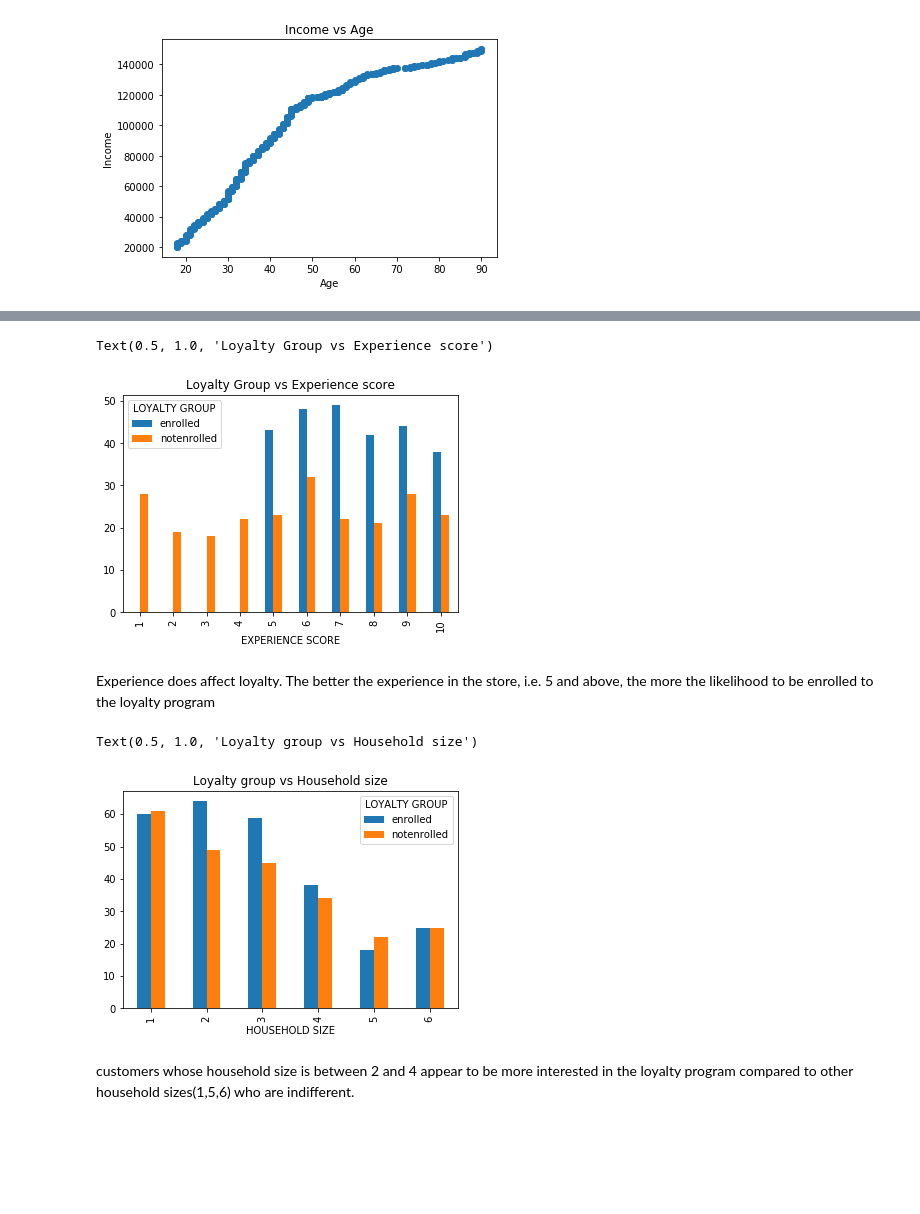
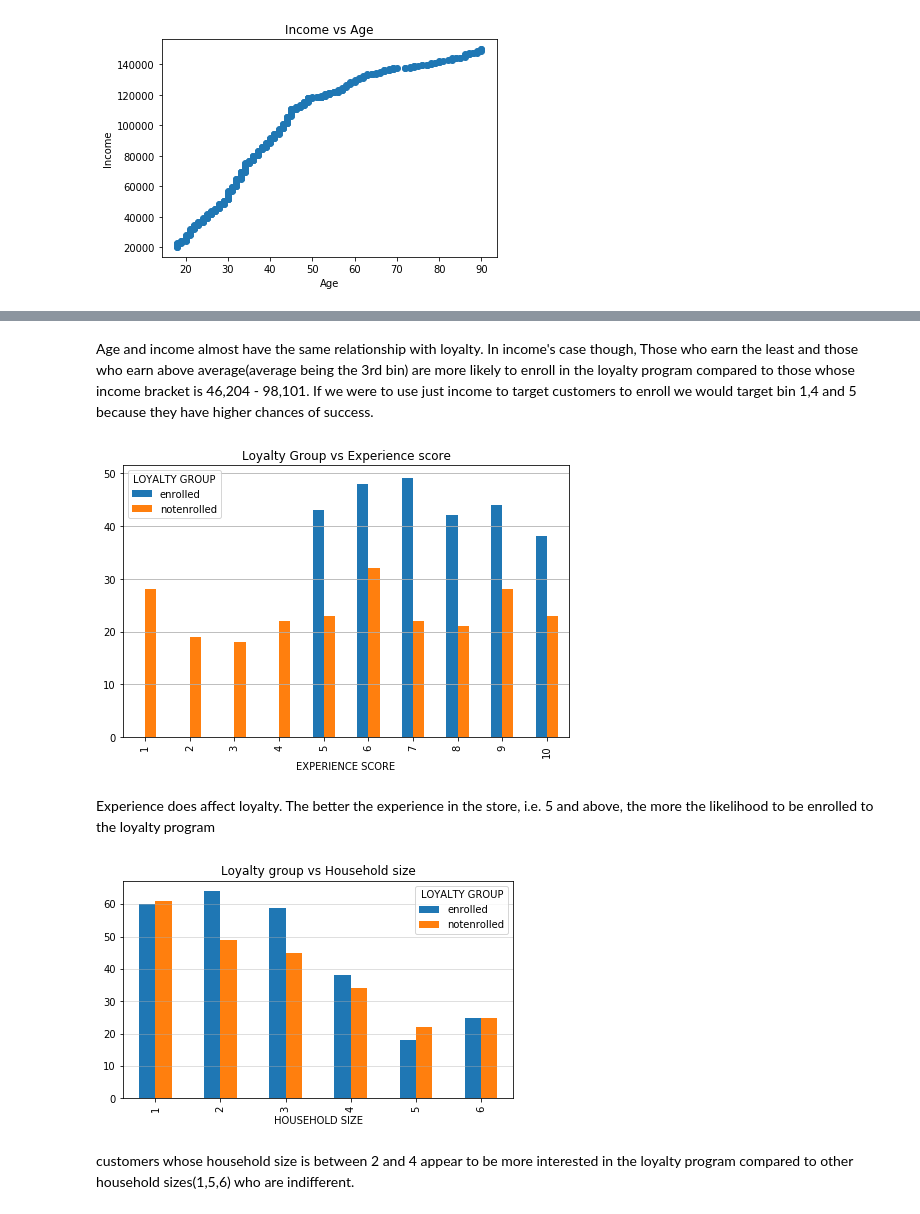
Before and after one commit to CikuKariuki/Retailer-X, a Jupyter notebook: analysis/Retailer X.ipynb, the cells around one changed output, grey strips where cells are left out. Drawn from its saved outputs; the diff is of its cells as text; code cells hidden in the pictures; blank space fills up the shorter version.

Commit message:
Re-analysed spending and loyalty relationships

```diff
--- a/analysis/Retailer X.ipynb
+++ b/analysis/Retailer X.ipynb
@@ -146,0 +173,3 @@ customer_pivot.head()
+# %%
+customer_pivot['TOTAL SPENT']= customer_pivot['APPAREL'] + customer_pivot['ELECTRONICS']+customer_pivot['FOOD']+customer_pivot['HEALTH & BEAUTY']
+customer_pivot.head()
@@ -225,0 +258,3 @@ customer_transactions.head()
+# %%
+customer_transactions = customer_pivot
+customer_transactions.head()
@@ -263,9 +309,10 @@ Gender doesn't seem to affect loyalty at all, we have almost as many people enro
 # %%
 # Age vs Loyalty
 # since age is a continuous variable, put them in bins/categories.
-customer_all_view['AGE BINNED'] = pd.cut(customer_all_view['AGE'], 10)
+customer_all_view['AGE BINNED'] = pd.cut(customer_all_view['AGE'], 5)
 loyalty_table = pd.crosstab(customer_all_view['AGE BINNED'], customer_all_view['LOYALTY GROUP'])
-loyalty_table.plot(kind = 'bar')
+loyalty_table.plot(kind = 'bar', figsize = (7,5))
+plt.grid(linestyle='-',axis = 'y', alpha = 0.7)
 plt.ylabel('number of customers')
 plt.title("Loyalty group vs age")
 # %% [output]
@@ -285,0 +333,5 @@ Income and age are positively correlated, almost one and the same, we can assume
+# %%
+customer_all_view['INCOME BINNED'] = pd.cut(customer_all_view['INCOME'], 5)
+loyalty_table = pd.crosstab(customer_all_view['INCOME BINNED'], customer_all_view['LOYALTY GROUP'])
+loyalty_table.plot(kind='bar')
+plt.title("LOYALTY VS INCOME")
@@ -286,21 +341,23 @@ Income and age are positively correlated, almost one and the same, we can assume
+# %% [markdown]
+Age and income almost have the same relationship with loyalty. In income's case though, Those who earn the least and those who earn above average(average being the 3rd bin) are more likely to enroll in the loyalty program compared to those whose income bracket is 46,204 - 98,101. If we were to use just income to target customers to enroll we would target bin 1,4 and 5 because they have higher chances of success.
 # %%
 # Experience score vs loyalty
 loyalty_table = pd.crosstab(customer_all_view['EXPERIENCE SCORE'], customer_all_view['LOYALTY GROUP'])
-loyalty_table.plot(kind = 'bar')
+loyalty_table.plot(kind = 'bar', figsize = (8,5))
 plt.title("Loyalty Group vs Experience score")
+plt.grid(linestyle = '-', axis = 'y')
 # %% [output]
-Text(0.5, 1.0, 'Loyalty Group vs Experience score')
-[figure, old version]
+[figure, new version]
 # %% [markdown]
 Experience does affect loyalty. The better the experience in the store, i.e. 5 and above, the more the likelihood to be enrolled to the loyalty program
 # %%
 # household size vs loyalty
 loyalty_table = pd.crosstab(customer_all_view['HOUSEHOLD SIZE'], customer_all_view['LOYALTY GROUP'])
-loyalty_table.plot(kind = 'bar')
+loyalty_table.plot(kind = 'bar', figsize = (7,4))
 plt.title("Loyalty group vs Household size")
+plt.grid(linestyle = '-', axis = 'y', alpha = 0.5)
 # %% [output]
-Text(0.5, 1.0, 'Loyalty group vs Household size')
-[figure, old version]
+[figure, new version]
 # %% [markdown]
 customers whose household size is between 2 and 4 appear to be more interested in the loyalty program compared to other household sizes(1,5,6) who are indifferent.
 # %%
```
Also changed, not shown: parts of 41 cells of this notebook.
